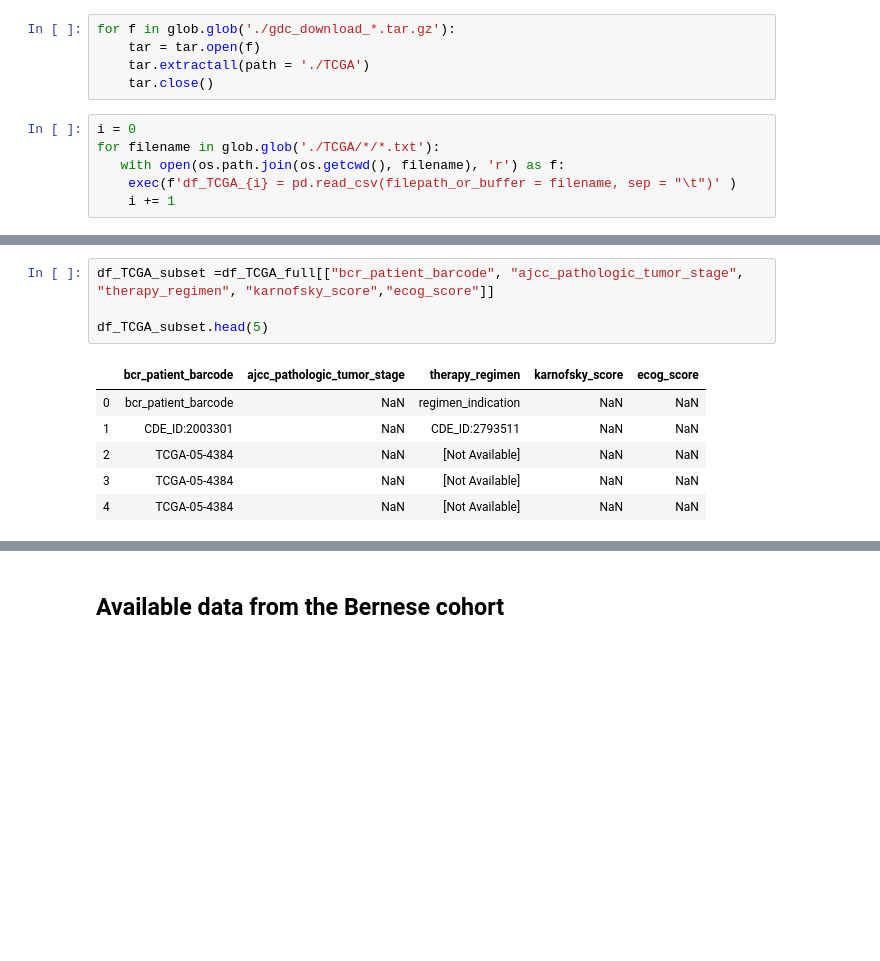
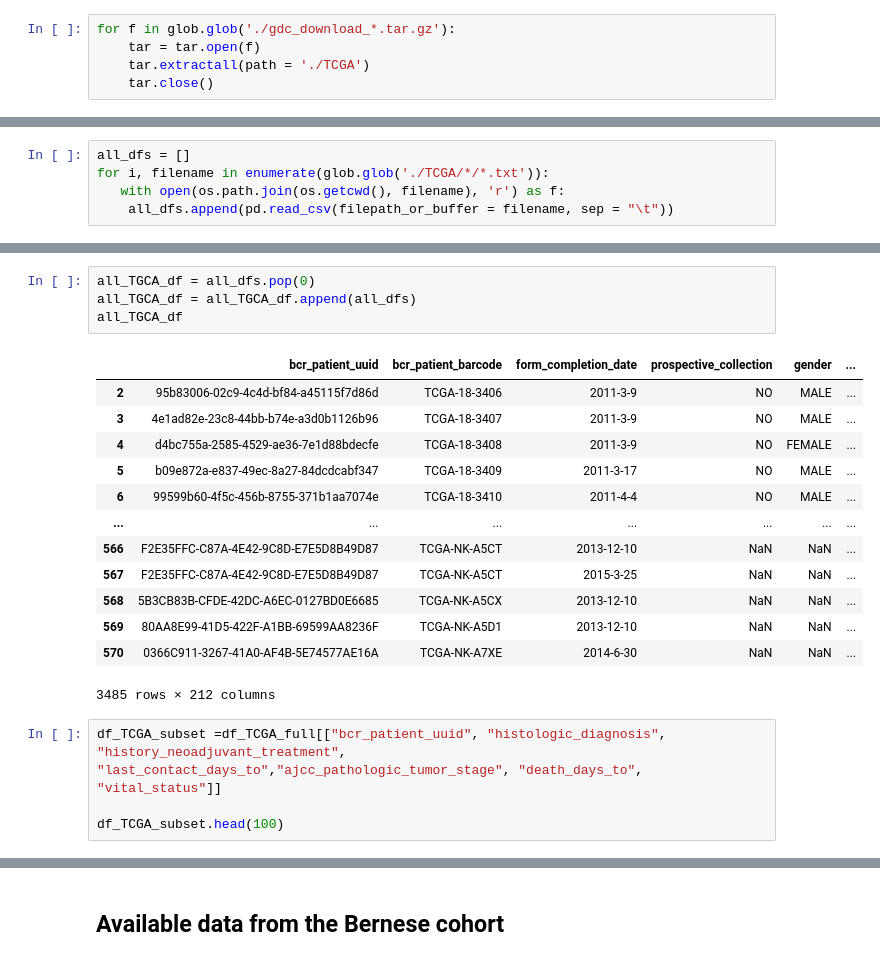
Before and after one commit to GuySchnidrig/CAS-2020-21, a Jupyter notebook: Module_2.ipynb, the cells around one changed output, grey strips where cells are left out. Saved outputs shown, nothing was run; the diff lists cells and outputs as text; blank space fills up the shorter version.

```diff
--- a/Module_2.ipynb
+++ b/Module_2.ipynb
@@ -106,9 +106,3 @@ for f in glob.glob('./gdc_download_*.tar.gz'):
     tar = tar.open(f)
     tar.extractall(path = './TCGA')
     tar.close()
-# %%
-i = 0
-for filename in glob.glob('./TCGA/*/*.txt'):
-   with open(os.path.join(os.getcwd(), filename), 'r') as f:
-    exec(f'df_TCGA_{i} = pd.read_csv(filepath_or_buffer = filename, sep = "\t")' )
-    i += 1
@@ -117 +109,6 @@ UnicodeDecodeError: 'utf-8' codec can't decode byte 0x96 in position 17: invalid
+# %%
+all_dfs = []
+for i, filename in enumerate(glob.glob('./TCGA/*/*.txt')):
+   with open(os.path.join(os.getcwd(), filename), 'r') as f:
+    all_dfs.append(pd.read_csv(filepath_or_buffer = filename, sep = "\t"))
 # %%
@@ -168,11 +117,22 @@ df_TCGA_full.head(5) #df_TCGA_full.tail(5)
+# %%
+all_TGCA_df = all_dfs.pop(0)
+all_TGCA_df = all_TGCA_df.append(all_dfs)
+all_TGCA_df
+# %% [output]
+|  | bcr_patient_uuid | bcr_patient_barcode | form_completion_date | prospective_collection | gender | ... |
+| 2 | 95b83006-02c9-4c4d-bf84-a45115f7d86d | TCGA-18-3406 | 2011-3-9 | NO | MALE | ... |
+| 3 | 4e1ad82e-23c8-44bb-b74e-a3d0b1126b96 | TCGA-18-3407 | 2011-3-9 | NO | MALE | ... |
+| 4 | d4bc755a-2585-4529-ae36-7e1d88bdecfe | TCGA-18-3408 | 2011-3-9 | NO | FEMALE | ... |
+| 5 | b09e872a-e837-49ec-8a27-84dcdcabf347 | TCGA-18-3409 | 2011-3-17 | NO | MALE | ... |
+| 6 | 99599b60-4f5c-456b-8755-371b1aa7074e | TCGA-18-3410 | 2011-4-4 | NO | MALE | ... |
+| ... | ... | ... | ... | ... | ... | ... |
+| 566 | F2E35FFC-C87A-4E42-9C8D-E7E5D8B49D87 | TCGA-NK-A5CT | 2013-12-10 | NaN | NaN | ... |
+| 567 | F2E35FFC-C87A-4E42-9C8D-E7E5D8B49D87 | TCGA-NK-A5CT | 2015-3-25 | NaN | NaN | ... |
+| 568 | 5B3CB83B-CFDE-42DC-A6EC-0127BD0E6685 | TCGA-NK-A5CX | 2013-12-10 | NaN | NaN | ... |
+| 569 | 80AA8E99-41D5-422F-A1BB-69599AA8236F | TCGA-NK-A5D1 | 2013-12-10 | NaN | NaN | ... |
+| 570 | 0366C911-3267-41A0-AF4B-5E74577AE16A | TCGA-NK-A7XE | 2014-6-30 | NaN | NaN | ... |
+3485 rows × 212 columns
 # %%
-df_TCGA_subset =df_TCGA_full[["bcr_patient_barcode", "ajcc_pathologic_tumor_stage", "therapy_regimen", "karnofsky_score","ecog_score"]]
+df_TCGA_subset =df_TCGA_full[["bcr_patient_uuid", "histologic_diagnosis", "history_neoadjuvant_treatment", "last_contact_days_to","ajcc_pathologic_tumor_stage", "death_days_to", "vital_status"]]
 
-df_TCGA_subset.head(5)
+df_TCGA_subset.head(100)
-# %% [output]
-|  | bcr_patient_barcode | ajcc_pathologic_tumor_stage | therapy_regimen | karnofsky_score | ecog_score |
-| 0 | bcr_patient_barcode | NaN | regimen_indication | NaN | NaN |
-| 1 | CDE_ID:2003301 | NaN | CDE_ID:2793511 | NaN | NaN |
-| 2 | TCGA-05-4384 | NaN | [Not Available] | NaN | NaN |
-| 3 | TCGA-05-4384 | NaN | [Not Available] | NaN | NaN |
-| 4 | TCGA-05-4384 | NaN | [Not Available] | NaN | NaN |
```
Also changed, not shown: parts of 34 cells of this notebook.
